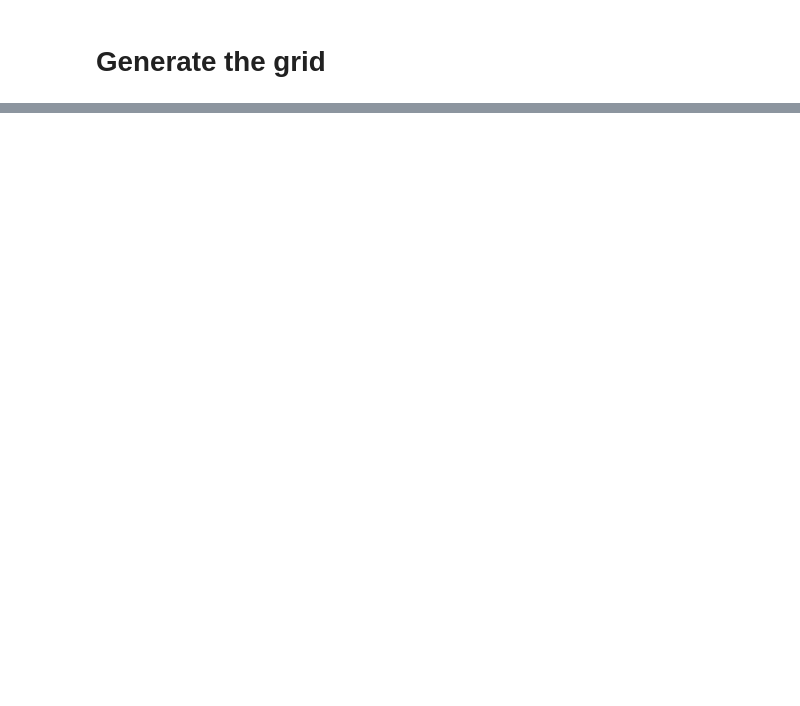
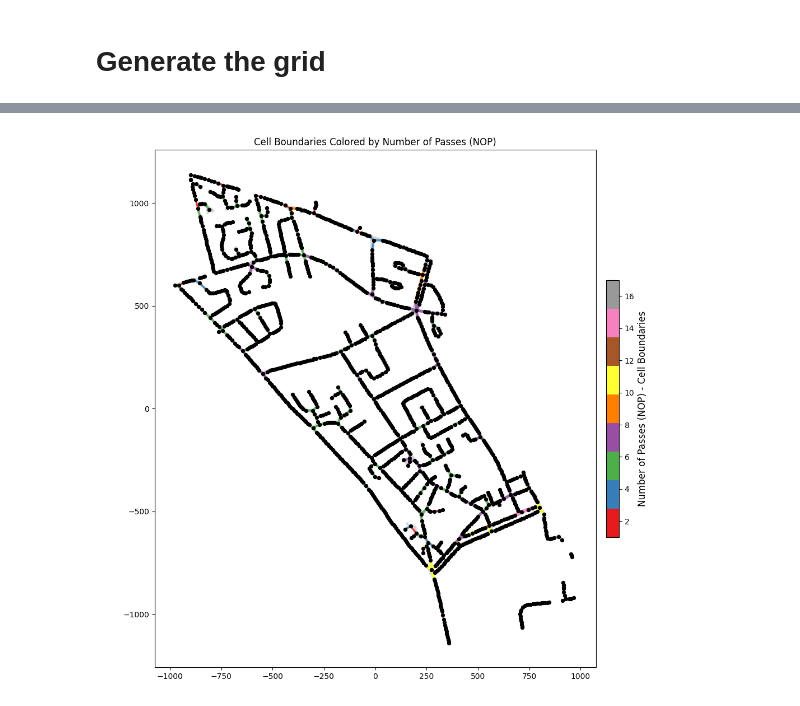
Before and after one commit to picarro-dsoler/Challenge_MultiplePassDetection, a Jupyter notebook: GridFormation/r2/MPD_r2_FixedGrid.ipynb, the cells around one changed output, grey strips where cells are left out. Drawn from its saved outputs; the diff is of its cells as text; code cells hidden in the pictures; blank space fills up the shorter version.

```diff
--- a/GridFormation/r2/MPD_r2_FixedGrid.ipynb
+++ b/GridFormation/r2/MPD_r2_FixedGrid.ipynb
@@ -409,6 +416,5 @@ print(len(removed_gdf))
 # %%
 #Create the cells
-
 geom = survey_union_offset_gdf.iloc[0].geometry
 
 # Direct extraction of geometry numpy array is typically faster than itertuples or apply
@@ -427,4 +433,5 @@ cell_polys = [poly for poly in cell_polys_gen if prep_geom.contains(poly.represe
 
 print(f"{len(lines)} splitters -> {len(cell_polys)} cells")
 cell_gdf = gpd.GeoDataFrame({'geometry': cell_polys}, crs=survey_union_offset_gdf.crs)
+cell_gdf = cell_gdf.set_geometry('geometry')
 # %% [output]
@@ -436 +439,6 @@ nodes.reset_index(inplace=True)
+# %%
+nodes = cell_gdf.copy()
+nodes['centroid'] = nodes.geometry.centroid
+nodes.set_geometry('centroid', inplace = True)
+nodes.crs = cell_gdf.crs
 # %%
@@ -484,7 +557,3 @@ for node in G.nodes():
         inters.append(noi)
         G[u][v]['distance'] = distance
     # If this node is isolated, set as 0, else minimum of the inters
-    G.nodes[node]['nop'] = max(inters) if inters else 0
-# %%
-# Relate the 'nop' values from G.nodes to cell_gdf using the node indices (nodes == idx)
-cell_gdf['nop'] = cell_gdf.index.map(lambda idx: G.nodes[idx]['nop'] if idx in G.nodes else 0)
@@ -607,0 +560,80 @@ plt.show()
+# %%
+import matplotlib.pyplot as plt
+from matplotlib import cm
+import numpy as np
+
+fig, ax = plt.subplots(figsize=(10, 10))
+
+# Plot the cells for reference/background (optional)
+if 'geometry' in cell_gdf.columns:
+    cell_gdf.plot(ax=ax, facecolor='none', edgecolor='gray', linewidth=0.3, alpha=0.5, zorder=0)
+
+# Gather all 'distance' attributes to scale line thickness
+edge_distances = [G[u][v].get('distance', 1) for u, v in G.edges()]
+max_dist = max(edge_distances) if edge_distances else 1
+
+# Gather all 'numberOfIntersection' to use for line colormap/width
+all_nop = [G[u][v].get('numberOfIntersection', 0) for u, v in G.edges()]
+max_nop = max(all_nop) if all_nop else 1
+
+# Use a colormap to represent number of passes (nop)
+norm = plt.Normalize(vmin=min(all_nop) if all_nop else 0, vmax=max_nop)
+cmap = cm.Set1
+
+# Draw cell boundaries, colored by the number of passes across the boundary if available
+from shapely.geometry import LineString
+import geopandas as gpd
+
+boundary_lines = []
+boundary_colors = []
+boundary_widths = []
+
+for u, v in G.edges():
+    if 'centroid' in G.nodes[u] and 'centroid' in G.nodes[v]:
+        p1 = G.nodes[u]['centroid']
+        p2 = G.nodes[v]['centroid']
+        line = LineString([p1, p2])
+        nop = G[u][v].get('numberOfIntersection', 0)
+        color = cmap(norm(nop))
+        linewidth = 2 + 3 * (nop / max_nop) if max_nop > 0 else 2
+
+        boundary_lines.append(line)
+        boundary_colors.append(color)
+        boundary_widths.append(linewidth)
+
+        # (optional, legacy plot for reference -- not needed if using GeoPandas below)
+        # ax.plot([p1.x, p2.x], [p1.y, p2.y], color=color, linewidth=linewidth, alpha=0.85)
+
+# Make a GeoDataFrame for colored boundaries
+boundary_gdf = gpd.GeoDataFrame({'geometry': boundary_lines,
+                                 'nop': [G[u][v].get('numberOfIntersection', 0) for u, v in G.edges()]})
+
+# Plot the colored boundaries
+for line, color, lw in zip(boundary_lines, boundary_colors, boundary_widths):
+    x, y = line.xy
+    ax.plot(x, y, color=color, linewidth=lw, alpha=0.85)
+
+# Plot the nodes in black color
+node_x = []
+node_y = []
+for node in G.nodes():
+    centroid = G.nodes[node].get('centroid', None)
+    if centroid is not None:
+        node_x.append(centroid.x)
+        node_y.append(centroid.y)
+ax.scatter(node_x, node_y, color='black', s=18, zorder=5, label='Nodes')
+
+survey_gdf.plot(ax = ax, color = 'lightgray', zorder = 0)
+
+# Create a colorbar for NOP on boundary lines
+sm = cm.ScalarMappable(cmap=cmap, norm=norm)
+sm.set_array([])
+cbar = plt.colorbar(sm, ax=ax, fraction=0.025, pad=0.02)
+cbar.set_label('Number of Passes (NOP) - Cell Boundaries', fontsize=12)
+
+ax.set_aspect('equal')
+ax.set_title('Cell Boundaries Colored by Number of Passes (NOP)')
+plt.tight_layout()
+plt.show()
+# %% [output]
+[figure, added]
```
Also changed, not shown: parts of 20 cells of this notebook, 17 other files.
